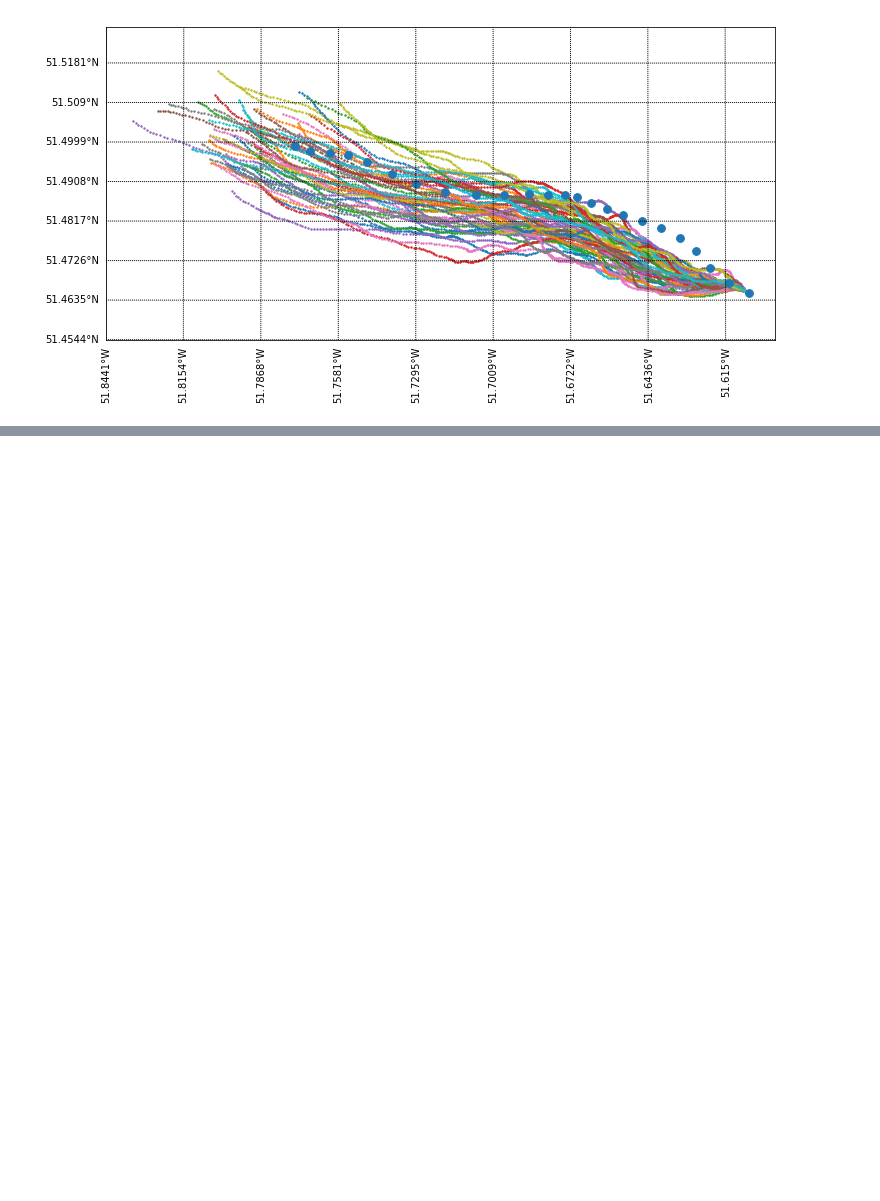
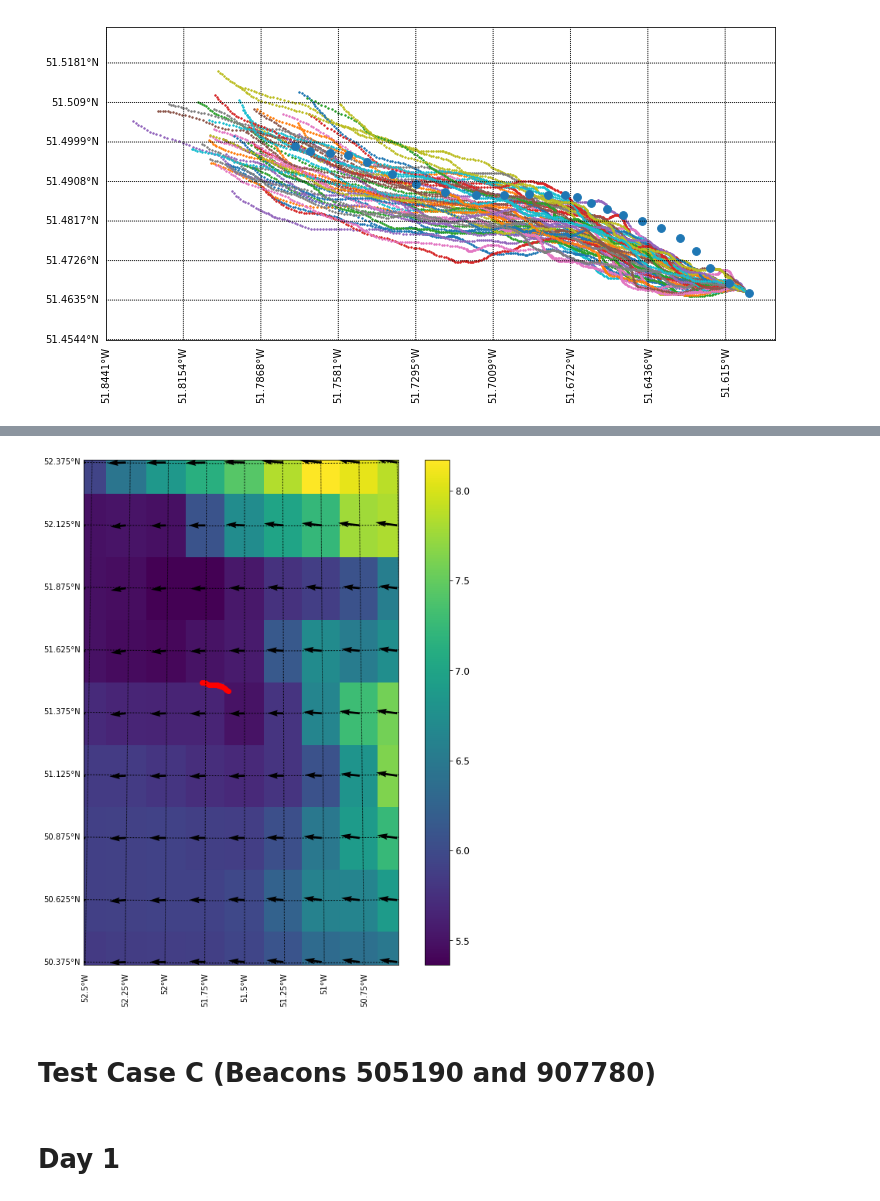
Before and after one commit to jmunroe/IceDEF, a Jupyter notebook: notebooks/ensemble3.ipynb, the cells around one changed output, grey strips where cells are left out. Saved outputs shown, nothing was run; the diff lists cells and outputs as text; code cells hidden in the pictures; blank space fills up the shorter version.

```diff
--- a/notebooks/ensemble3.ipynb
+++ b/notebooks/ensemble3.ipynb
@@ -149,0 +218,6 @@ fig, ax = sim.results.plot(labels, sizes=sizes)
+# %%
+do_stuff(sim.atmosphere, sim.atmosphere.wind, lon_bounds, lat_bounds, time_bounds)
+# %% [output]
+[figure, added]
+# %% [markdown]
+# Test Case C (Beacons 505190 and 907780)
@@ -149,0 +227,2 @@ fig, ax = sim.results.plot(labels, sizes=sizes)
+# %% [markdown]
+# Day 1
```
Also changed, not shown: parts of 27 cells of this notebook.
